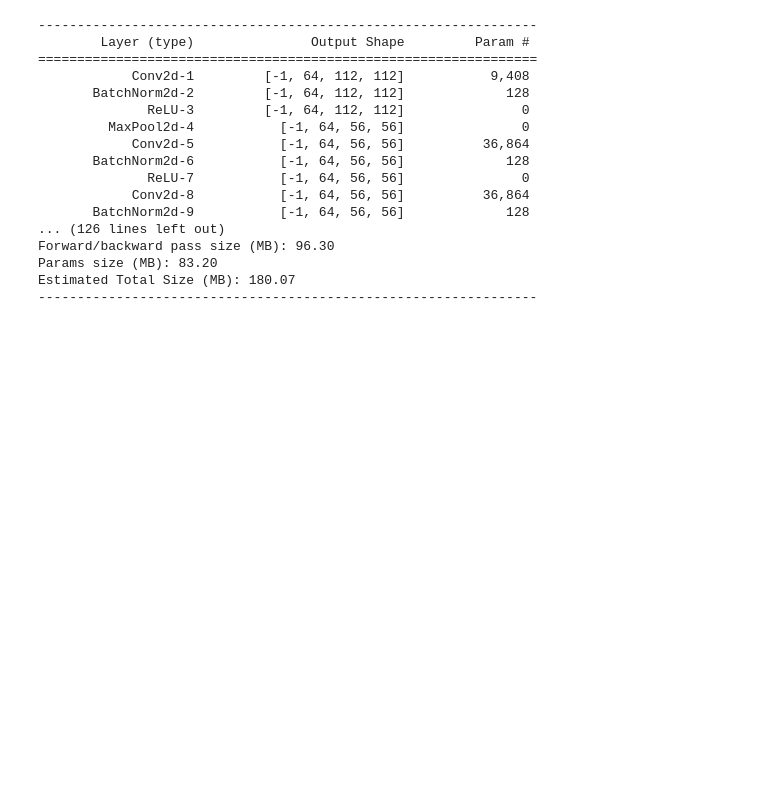
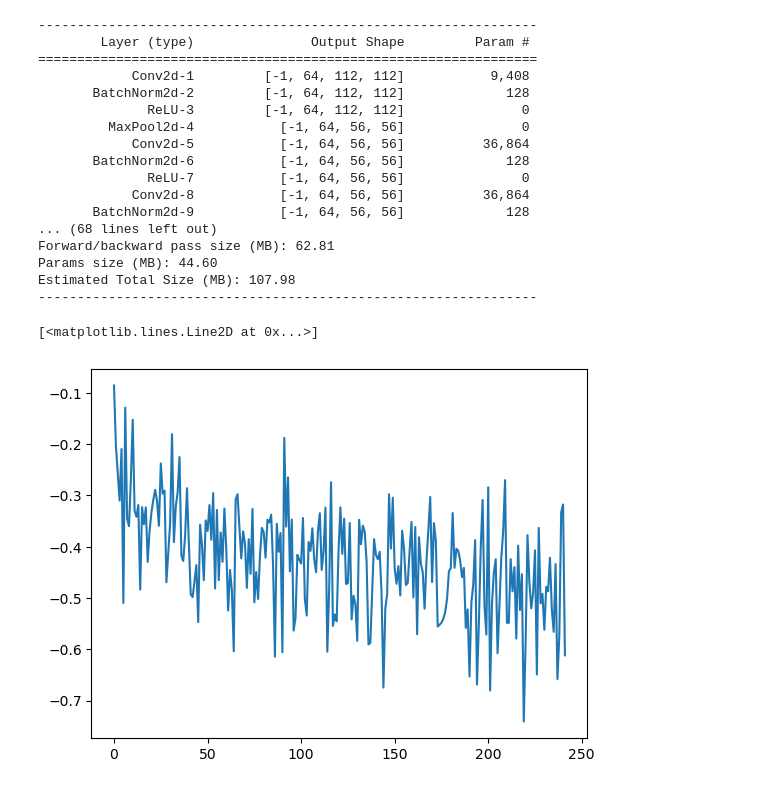
Before and after one commit to Antonio-Maschio/AML_FProject, a Jupyter notebook: pytorch.ipynb, the cells around one changed output. Cells and saved outputs as stored; diff of their text form; code cells hidden in the pictures; blank space fills up the shorter version.

```diff
--- a/pytorch.ipynb
+++ b/pytorch.ipynb
@@ -32,7 +32,7 @@ train_data, val_data = random_split(nucleus_data, [0.8, 0.2])
 train_dataloader = DataLoader(train_data, batch_size=64, shuffle=True)
 val_dataloader = DataLoader(val_data, batch_size=64, shuffle=True)
 # %%
-net = Resnet34S()
+net = Resnet18(train_layers=2)
 net.to(device)
 net.getSummary()
 # %% [output]
@@ -48,16 +48,16 @@ net.getSummary()
               ReLU-7           [-1, 64, 56, 56]               0
             Conv2d-8           [-1, 64, 56, 56]          36,864
        BatchNorm2d-9           [-1, 64, 56, 56]             128
-... (126 lines left out)
-Forward/backward pass size (MB): 96.30
-Params size (MB): 83.20
-Estimated Total Size (MB): 180.07
+... (68 lines left out)
+Forward/backward pass size (MB): 62.81
+Params size (MB): 44.60
+Estimated Total Size (MB): 107.98
 ----------------------------------------------------------------
 # %%
 from torch.nn import CrossEntropyLoss
 from torch.optim import Adam
 
-n_epochs = 10
+n_epochs = 1
 loss_fn = CrossEntropyLoss()
 optimizer = Adam(net.parameters(), lr=1e-3)
 
@@ -74,3 +74,8 @@ for _ in range(n_epochs):
         optimizer.step()
 
         losses.append(loss.item())
+# %%
+plt.plot(np.log10(losses))
+# %% [output]
+[<matplotlib.lines.Line2D at 0x...>]
+[figure, added]
```
Also changed, not shown: parts of 6 cells of this notebook, 1 other file.
